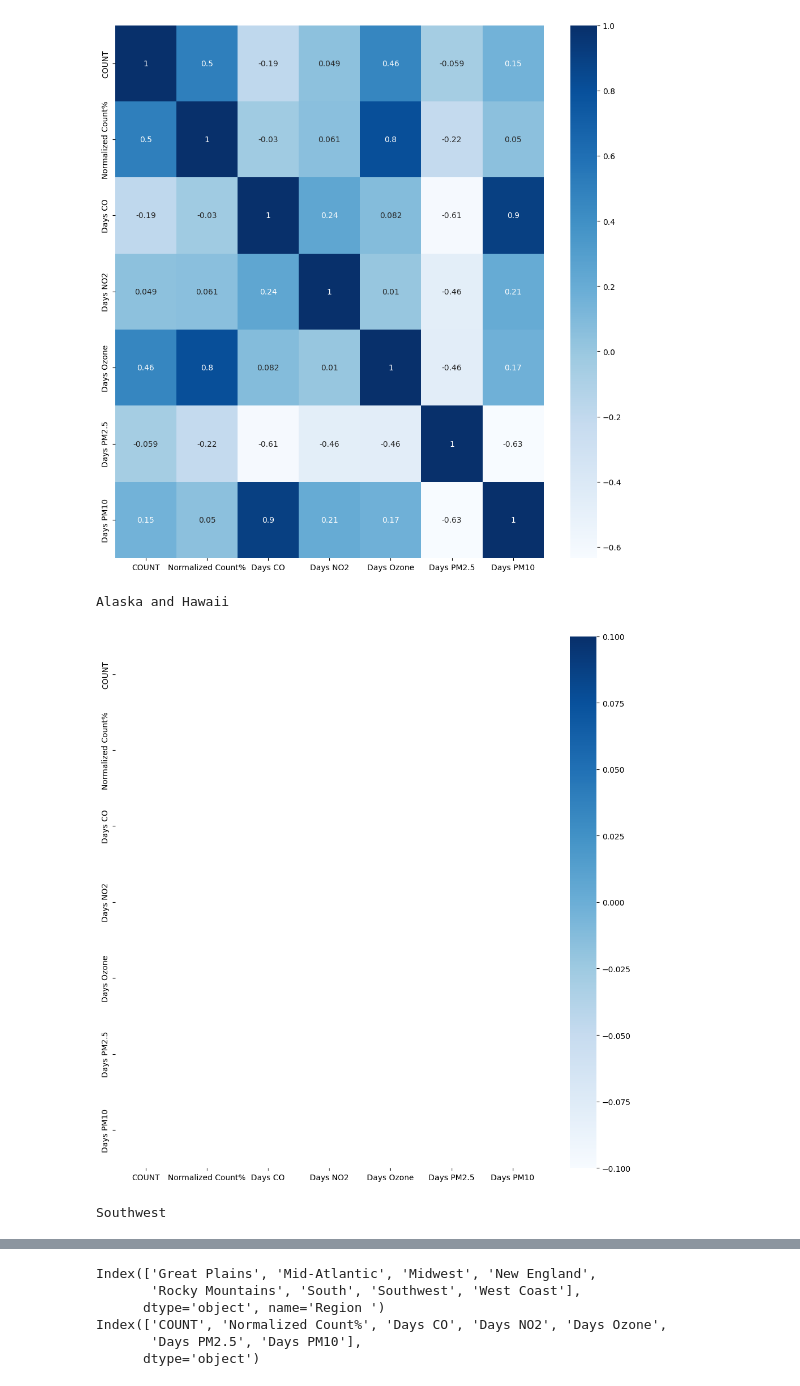
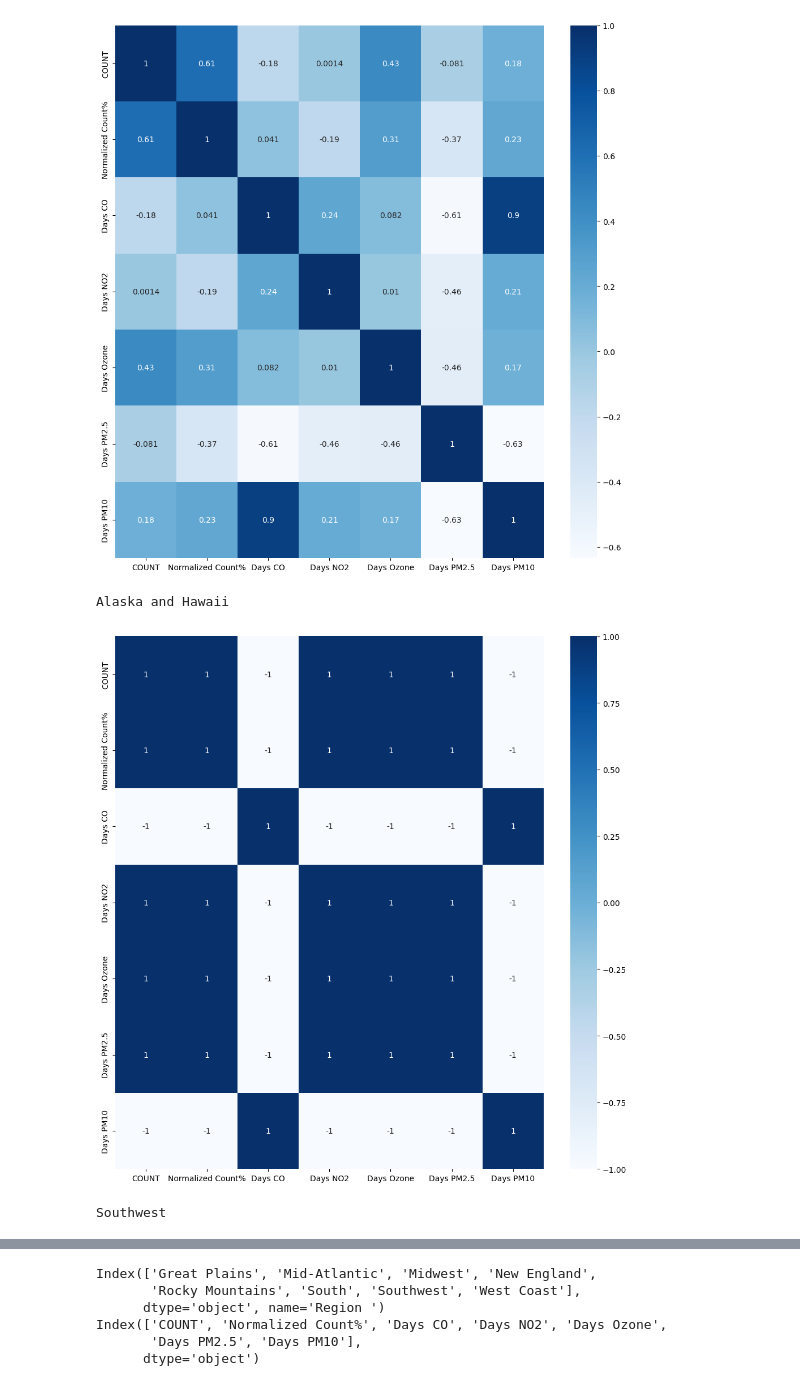
Before and after one commit to noblepenguin43/cancer-environment-corelation, a Jupyter notebook: CancerData-2018-to-2020.ipynb, the cells around one changed output, grey strips where cells are left out. Drawn from its saved outputs; the diff is of its cells as text; code cells hidden in the pictures.

```diff
--- a/CancerData-2018-to-2020.ipynb
+++ b/CancerData-2018-to-2020.ipynb
@@ -211,7 +211,7 @@ year = '2020'
 #site_csv = 'df_cancer_airpollution-Esophagus.csv' #UNCOMMMENT IF YOU WANT DUMP DATA FOR ANALYSIS - step 5
 
 #Choose this if you want specififc Cancer Type
-site = 'Hodgkin Lymphoma'
+site = 'Melanomas of the Skin'
 num1 = 0
 num2 = 1000
 
@@ -512,7 +512,7 @@ year = '2019'
 #site_csv = 'df_cancer_airpollution-Esophagus.csv' #UNCOMMMENT IF YOU WANT DUMP DATA FOR ANALYSIS - step 5
 
 #Choose this if you want specififc Cancer Type
-site = 'Hodgkin Lymphoma'
+site = 'Melanomas of the Skin'
 num1 = 0
 num2 = 1000
 
@@ -685,9 +685,9 @@ for region in regions:
 ... (196 lines left out)
 48  20.000000              South
 49   0.296296            Midwest
 50  40.500000    Rocky Mountains
 South
-[figure, old version]
+[figure, new version]
 Alaska and Hawaii
-[figure, old version]
+[figure, new version]
 Southwest
```
Also changed, not shown: parts of 4 cells of this notebook.
